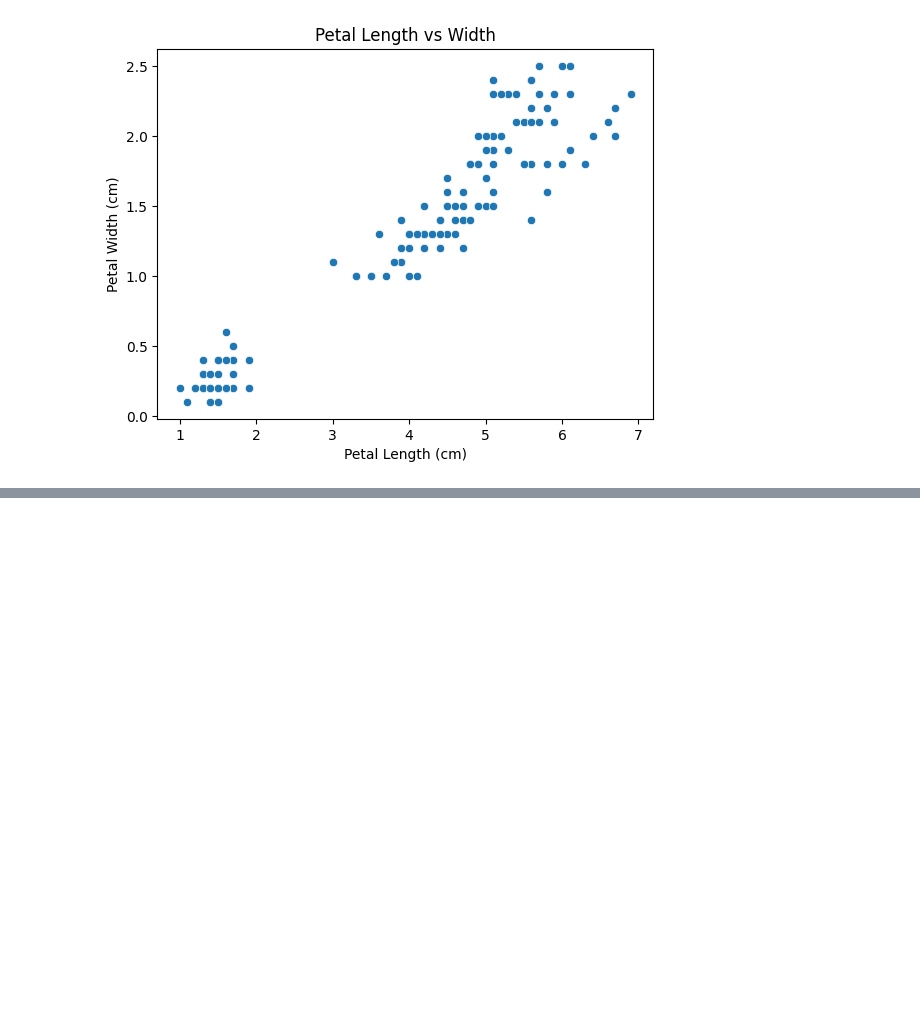
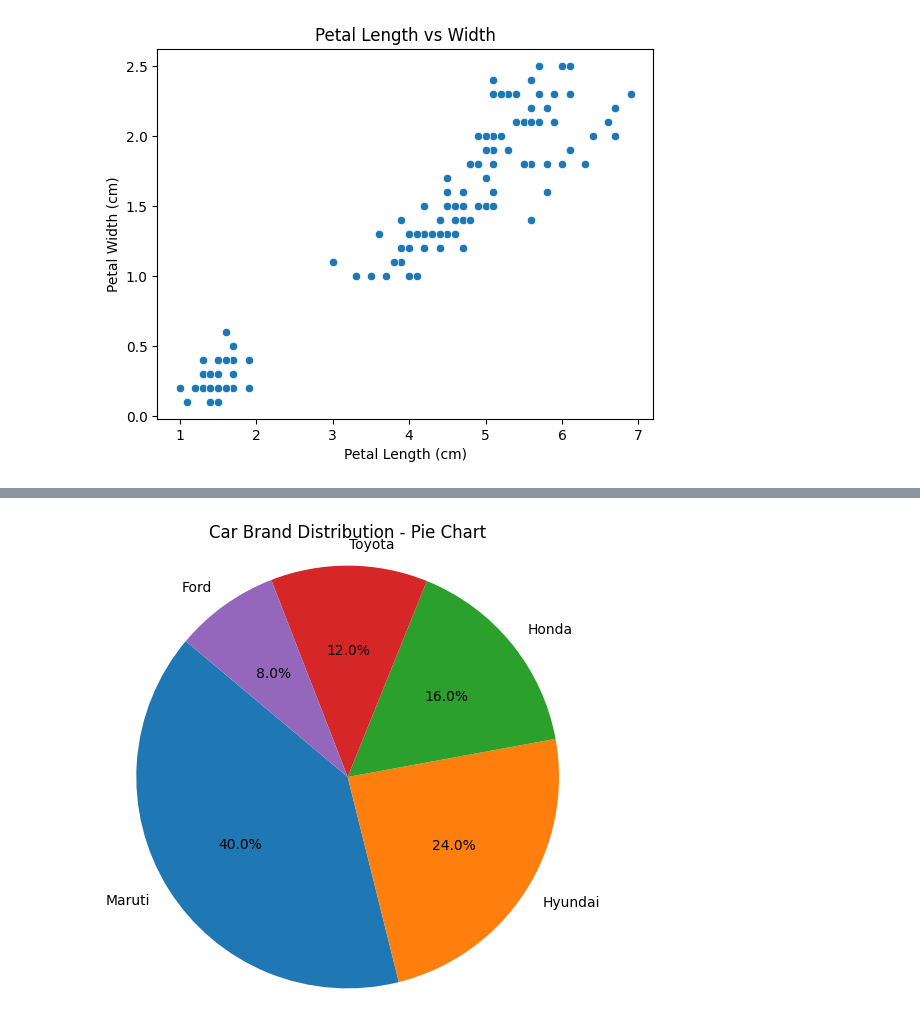
Before and after one commit to SakshiSapike/ML, a Jupyter notebook: Assignment_1.ipynb, the cells around one changed output, grey strips where cells are left out. Saved outputs shown, nothing was run; the diff lists cells and outputs as text; code cells hidden in the pictures; blank space fills up the shorter version.

```diff
--- a/Assignment_1.ipynb
+++ b/Assignment_1.ipynb
@@ -225,0 +447,17 @@ plt.show()
+# %%
+import pandas as pd
+import matplotlib.pyplot as plt
+
+data = {
+    'Brand': ['Maruti', 'Hyundai', 'Honda', 'Toyota', 'Ford'],
+    'Count': [100, 60, 40, 30, 20]
+}
+
+df = pd.DataFrame(data)
+plt.figure(figsize=(6, 6))
+plt.pie(df['Count'], labels=df['Brand'], autopct='%1.1f%%', startangle=140)
+plt.title('Car Brand Distribution - Pie Chart')
+plt.axis('equal')
+plt.show()
+# %% [output]
+[figure, added]
```
Also changed, not shown: parts of 13 cells of this notebook, 4 other files.
